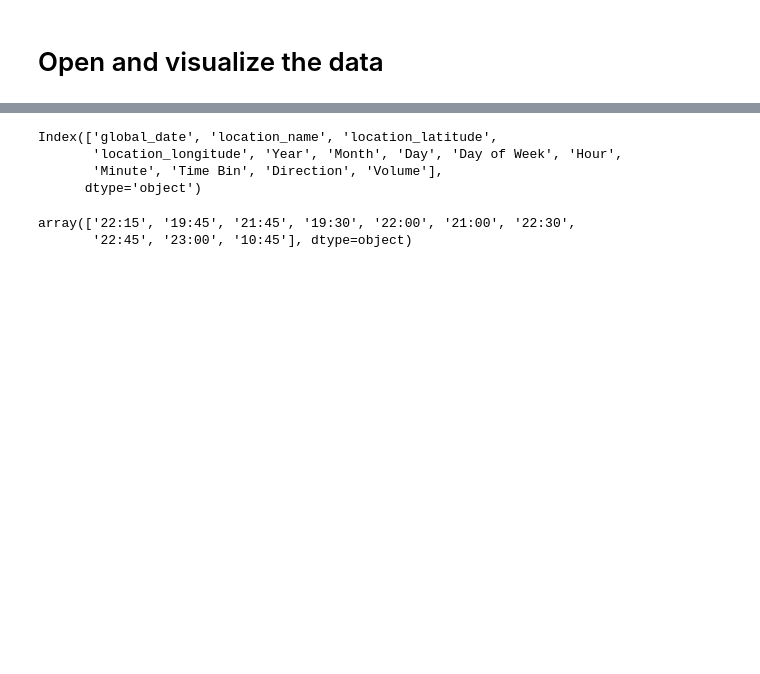
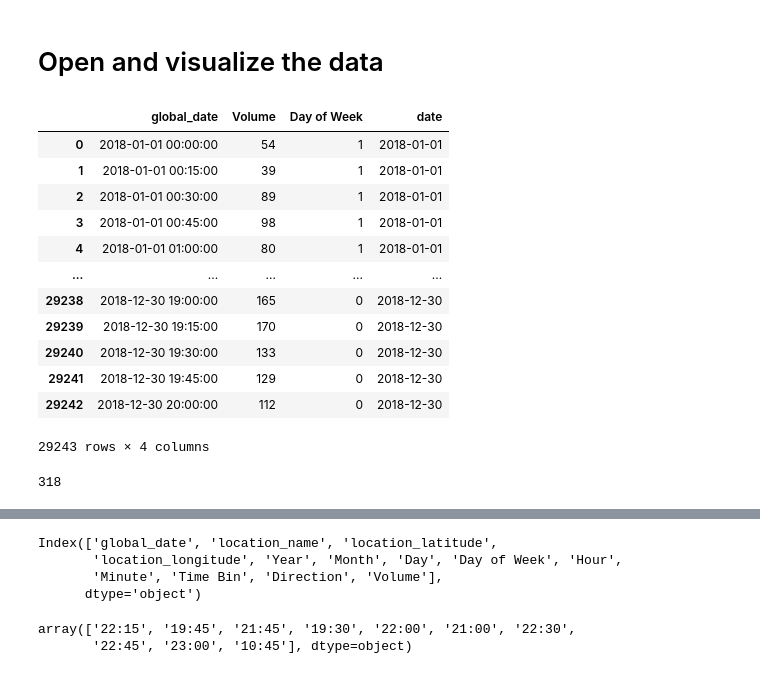
Before and after one commit to clemvst/RadarTrafficData, a Jupyter notebook: notebooks/open_data.ipynb, the cells around one changed output, grey strips where cells are left out. Drawn from its saved outputs; the diff is of its cells as text; code cells hidden in the pictures; blank space fills up the shorter version.

Commit message:
Reformat data to be an input of the NN.

```diff
--- a/notebooks/open_data.ipynb
+++ b/notebooks/open_data.ipynb
@@ -7,2 +12,21 @@ import datetime
 # %%
 PATH_CSV="/Users/iris/Documents/radar_deep/Radar_Traffic_Counts.csv"
+radar_name=' CAPITAL OF TEXAS HWY / LAKEWOOD DR'
+# %%
+df1=open_data(PATH_CSV, direction="NB", radar=radar_name, year=2018)
+# %%
+df1
+# %% [output]
+|  | global_date | Volume | Day of Week | date |
+| 0 | 2018-01-01 00:00:00 | 54 | 1 | 2018-01-01 |
+| 1 | 2018-01-01 00:15:00 | 39 | 1 | 2018-01-01 |
+| 2 | 2018-01-01 00:30:00 | 89 | 1 | 2018-01-01 |
+| 3 | 2018-01-01 00:45:00 | 98 | 1 | 2018-01-01 |
+| 4 | 2018-01-01 01:00:00 | 80 | 1 | 2018-01-01 |
+| ... | ... | ... | ... | ... |
+| 29238 | 2018-12-30 19:00:00 | 165 | 0 | 2018-12-30 |
+| 29239 | 2018-12-30 19:15:00 | 170 | 0 | 2018-12-30 |
+| 29240 | 2018-12-30 19:30:00 | 133 | 0 | 2018-12-30 |
+| 29241 | 2018-12-30 19:45:00 | 129 | 0 | 2018-12-30 |
+| 29242 | 2018-12-30 20:00:00 | 112 | 0 | 2018-12-30 |
+29243 rows × 4 columns
@@ -8,0 +35,4 @@ PATH_CSV="/Users/iris/Documents/radar_deep/Radar_Traffic_Counts.csv"
+# %%
+len(df1["date"].unique())
+# %% [output]
+318
```
Also changed, not shown: parts of 7 cells of this notebook, 1 other file.
